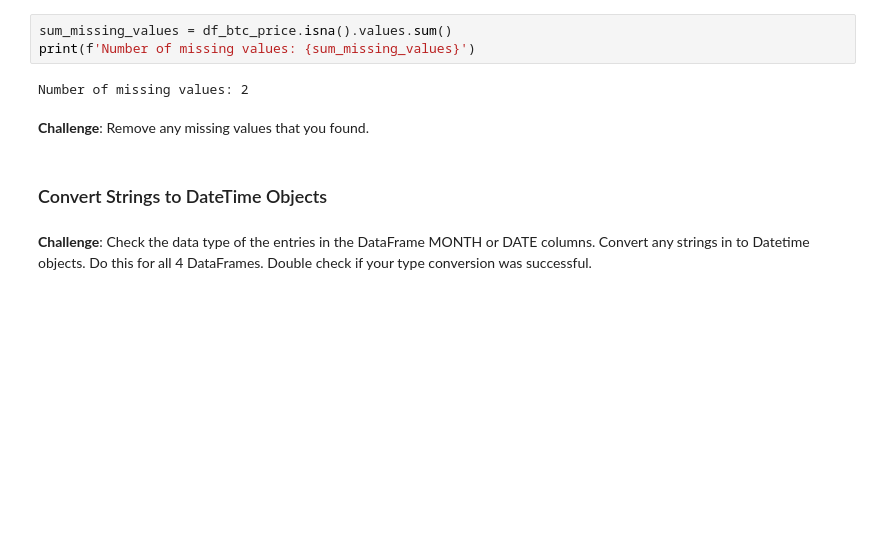
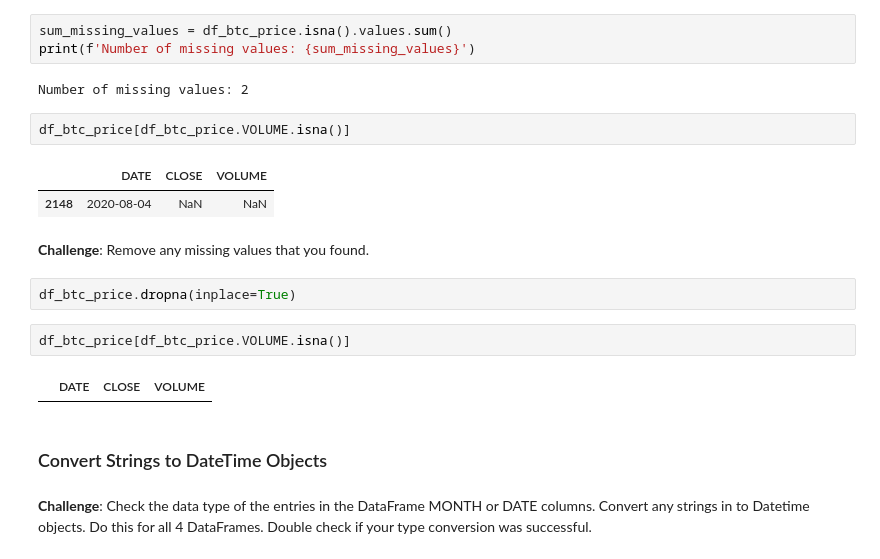
Before and after one commit to julioreis-dev/tutorial_pandas, a Jupyter notebook: Google_Trends_and_Data_Visualisation_(start).ipynb, the cells around one changed output. Cells and saved outputs as stored; diff of their text form; blank space fills up the shorter version.

```diff
--- a/Google_Trends_and_Data_Visualisation_(start).ipynb
+++ b/Google_Trends_and_Data_Visualisation_(start).ipynb
@@ -179,8 +179,19 @@ sum_missing_values = df_btc_price.isna().values.sum()
 print(f'Number of missing values: {sum_missing_values}')
 # %% [output]
 Number of missing values: 2
+# %%
+df_btc_price[df_btc_price.VOLUME.isna()]
+# %% [output]
+|  | DATE | CLOSE | VOLUME |
+| 2148 | 2020-08-04 | NaN | NaN |
 # %% [markdown]
 **Challenge**: Remove any missing values that you found.
+# %%
+df_btc_price.dropna(inplace=True)
+# %%
+df_btc_price[df_btc_price.VOLUME.isna()]
+# %% [output]
+|  | DATE | CLOSE | VOLUME |
 # %% [markdown]
 ### Convert Strings to DateTime Objects
 # %% [markdown]
```
